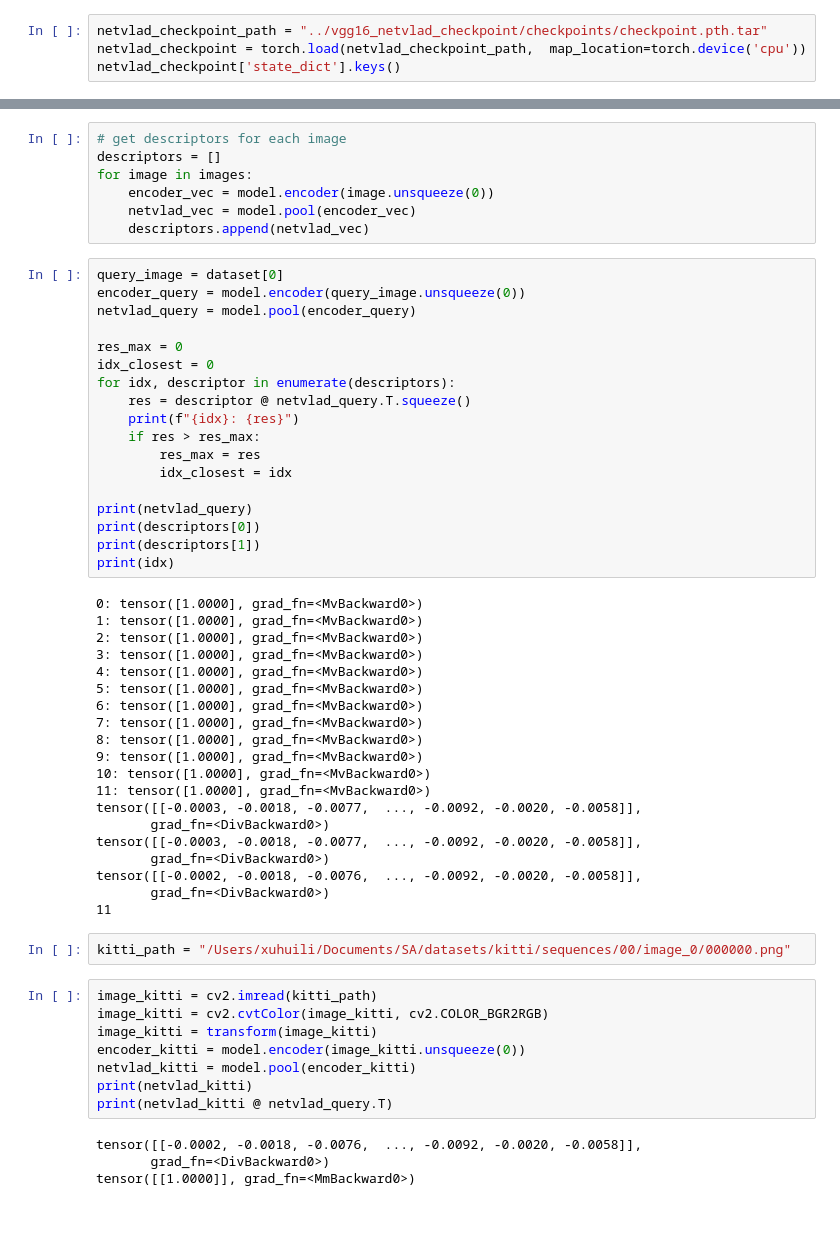
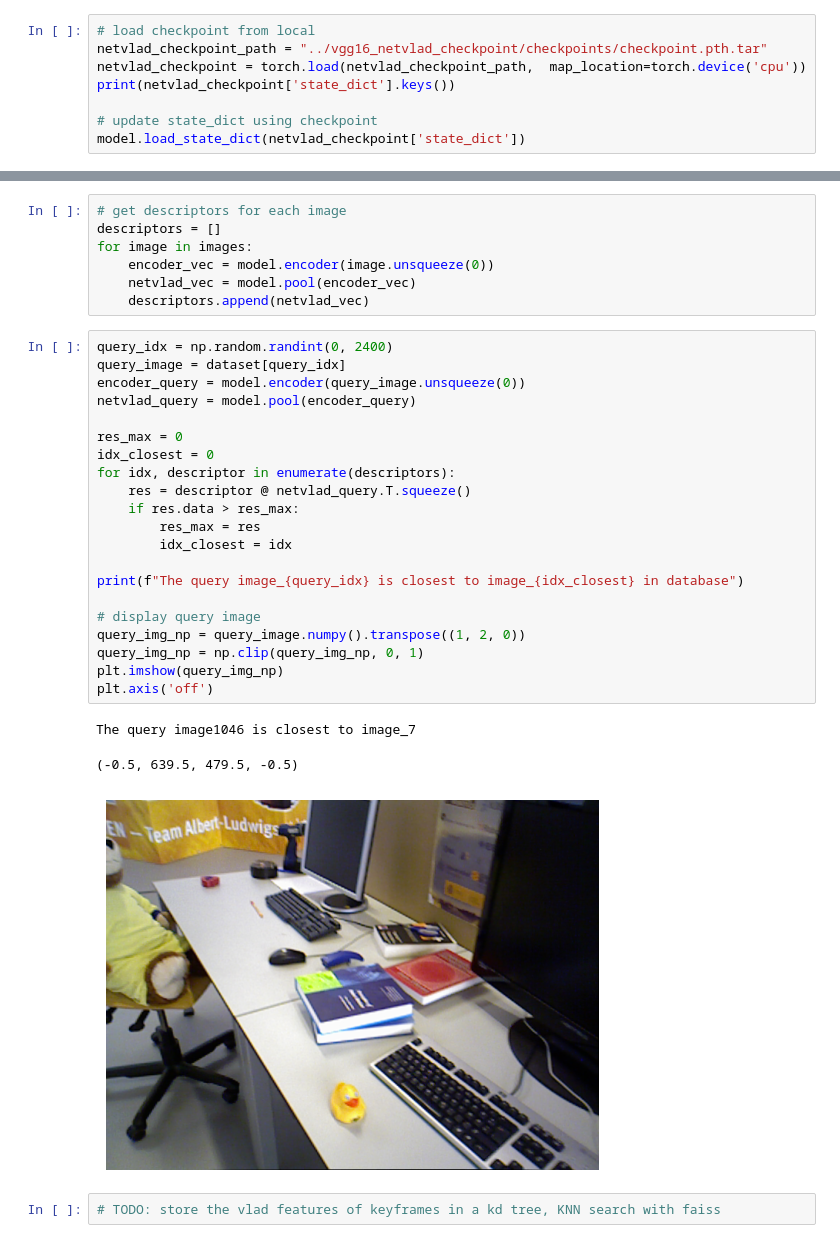
Before and after one commit to EmeryLee97/LoopClosure_for_Gaussian_Splatting_SLAM, a Jupyter notebook: tests_notebook/test_netvlad.ipynb, the cells around one changed output, grey strips where cells are left out. Drawn from its saved outputs; the diff is of its cells as text; blank space fills up the shorter version.

```diff
--- a/tests_notebook/test_netvlad.ipynb
+++ b/tests_notebook/test_netvlad.ipynb
@@ -123,6 +140,10 @@ class L2Norm(nn.Module):
 # %%
+# load checkpoint from local
 netvlad_checkpoint_path = "../vgg16_netvlad_checkpoint/checkpoints/checkpoint.pth.tar"
 netvlad_checkpoint = torch.load(netvlad_checkpoint_path,  map_location=torch.device('cpu'))
-netvlad_checkpoint['state_dict'].keys()
+print(netvlad_checkpoint['state_dict'].keys())
+
+# update state_dict using checkpoint
+model.load_state_dict(netvlad_checkpoint['state_dict'])
 # %% [output]
 odict_keys(['encoder.0.weight', 'encoder.0.bias', 'encoder.2.weight', 'encoder.2.bias', 'encoder.5.weight', 'encoder.5.bias', 'encoder.7.weight', 'encoder.7.bias', 'encoder.10.weight', 'encoder.10.bia ...
@@ -220,54 +204,29 @@ for image in images:
     netvlad_vec = model.pool(encoder_vec)
     descriptors.append(netvlad_vec)
 # %%
-query_image = dataset[0]
+query_idx = np.random.randint(0, 2400)
+query_image = dataset[query_idx]
 encoder_query = model.encoder(query_image.unsqueeze(0))
 netvlad_query = model.pool(encoder_query)
 
 res_max = 0
 idx_closest = 0
 for idx, descriptor in enumerate(descriptors):
     res = descriptor @ netvlad_query.T.squeeze()
-    print(f"{idx}: {res}")
-    if res > res_max:
+    if res.data > res_max:
         res_max = res
         idx_closest = idx
 
-print(netvlad_query)
-print(descriptors[0])
-print(descriptors[1])
-print(idx)
+print(f"The query image_{query_idx} is closest to image_{idx_closest} in database")
+
+# display query image
+query_img_np = query_image.numpy().transpose((1, 2, 0))
+query_img_np = np.clip(query_img_np, 0, 1)
+plt.imshow(query_img_np)
+plt.axis('off')
 # %% [output]
-0: tensor([1.0000], grad_fn=<MvBackward0>)
-1: tensor([1.0000], grad_fn=<MvBackward0>)
-2: tensor([1.0000], grad_fn=<MvBackward0>)
-3: tensor([1.0000], grad_fn=<MvBackward0>)
-4: tensor([1.0000], grad_fn=<MvBackward0>)
-5: tensor([1.0000], grad_fn=<MvBackward0>)
-6: tensor([1.0000], grad_fn=<MvBackward0>)
-7: tensor([1.0000], grad_fn=<MvBackward0>)
-8: tensor([1.0000], grad_fn=<MvBackward0>)
-9: tensor([1.0000], grad_fn=<MvBackward0>)
-10: tensor([1.0000], grad_fn=<MvBackward0>)
-11: tensor([1.0000], grad_fn=<MvBackward0>)
-tensor([[-0.0003, -0.0018, -0.0077,  ..., -0.0092, -0.0020, -0.0058]],
-       grad_fn=<DivBackward0>)
-tensor([[-0.0003, -0.0018, -0.0077,  ..., -0.0092, -0.0020, -0.0058]],
-       grad_fn=<DivBackward0>)
-tensor([[-0.0002, -0.0018, -0.0076,  ..., -0.0092, -0.0020, -0.0058]],
-       grad_fn=<DivBackward0>)
-11
+The query image1046 is closest to image_7
+(-0.5, 639.5, 479.5, -0.5)
+[figure, added]
-# %%
-kitti_path = "/Users/xuhuili/Documents/SA/datasets/kitti/sequences/00/image_0/000000.png"
-# %%
-image_kitti = cv2.imread(kitti_path)
-image_kitti = cv2.cvtColor(image_kitti, cv2.COLOR_BGR2RGB)
-image_kitti = transform(image_kitti)
-encoder_kitti = model.encoder(image_kitti.unsqueeze(0))
-netvlad_kitti = model.pool(encoder_kitti)
-print(netvlad_kitti)
-print(netvlad_kitti @ netvlad_query.T)
-# %% [output]
-tensor([[-0.0002, -0.0018, -0.0076,  ..., -0.0092, -0.0020, -0.0058]],
-       grad_fn=<DivBackward0>)
-tensor([[1.0000]], grad_fn=<MmBackward0>)
+# %%
+# TODO: store the vlad features of keyframes in a kd tree, KNN search with faiss
```
Also changed, not shown: parts of 4 cells of this notebook.
